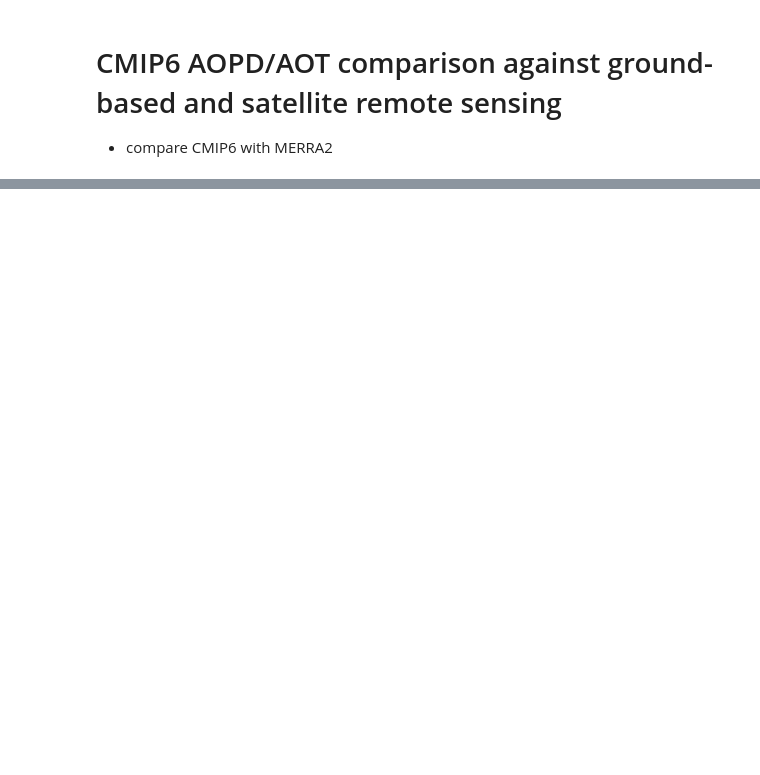
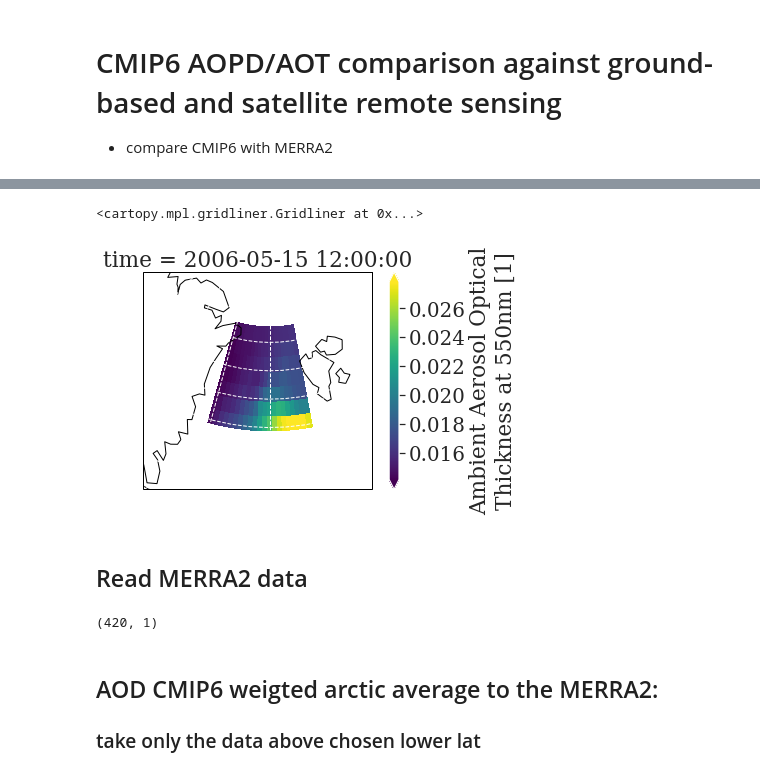
Before and after one commit to NordicESMhub/NEGI-Abisko-2019, a Jupyter notebook: content/topics/group-2/franzihe_area_averaged_AOD_Svalbard.ipynb, the cells around one changed output, grey strips where cells are left out. Saved outputs shown, nothing was run; the diff lists cells and outputs as text; code cells hidden in the pictures; blank space fills up the shorter version.

```diff
--- a/content/topics/group-2/franzihe_area_averaged_AOD_Svalbard.ipynb
+++ b/content/topics/group-2/franzihe_area_averaged_AOD_Svalbard.ipynb
@@ -68,27 +82,0 @@ shared-cmip6-for-ns1000k/historical/UKESM1-0-LL/r1i1p1f2/od550aer_AERmon_UKESM1-
-# %%
-cmip = dict()
-for mp in range(len(model_path)):
-    for files in glob(hist_path + model_path[mp] + '/r*/od550aer_AERmon_*201412.nc'):
-#        print('until 2014: ', files)
-#        print('text split: ', model_path[mp] + '_' +files.split('_')[4] + '_' + files.split('_')[6])
-        _sel = model_path[mp] + '_' +files.split('_')[4] + '_' + files.split('_')[6]
-        cmip[_sel] = xr.open_dataset(files, #decode_times  = True,
-                                     use_cftime = True)
-    for files in glob(hist_path + model_path[mp] + '/r*/od550aer_AERmon_*198912.nc'):
-#        print('until 1989: ', files)
-#        print('text split: ', model_path[mp] + '_' +files.split('_')[4] + '_' + files.split('_')[6])
-        _sel = model_path[mp] + '_' +files.split('_')[4] + '_' + files.split('_')[6]
-        cmip[_sel] = xr.open_dataset(files, #decode_times  = True,
-                                     use_cftime = True)
-    for files in glob(hist_path + model_path[mp] + '/r*/od550aer_AERmon_*199912.nc'):
-#        print('until 1999: ', files)
-#        print('text split: ', model_path[mp] + '_' +files.split('_')[4] + '_' + files.split('_')[6])
-        _sel = model_path[mp] + '_' +files.split('_')[4] + '_' + files.split('_')[6]
-        cmip[_sel] = xr.open_dataset(files, #decode_times  = True,
-                                     use_cftime = True)
-    for files in glob(hist_path + model_path[mp] + '/r*/od550aer_AERmon_*200912.nc'):
-#        print('until 2009: ', files)
-#        print('text split: ', model_path[mp] + '_' +files.split('_')[4] + '_' + files.split('_')[6])
-        _sel = model_path[mp] + '_' +files.split('_')[4] + '_' + files.split('_')[6]
-        cmip[_sel] = xr.open_dataset(files, #decode_times  = True,
-                                     use_cftime = True)
@@ -186,0 +166,20 @@ ax.legend(bbox_to_anchor=(1.1, 1.05))
+# %%
+fig, ax = plt.subplots(1, #figsize = [30,13],
+                       subplot_kw={'projection': ccrs.AzimuthalEquidistant(central_longitude=0,
+                                                                           central_latitude=90,)})
+cmip['CESM2']['r1i1p1f1']['od550aer'].sel(time=choseny + '-05',
+                                               lat=slice(lllat,urlat,1),
+                                               lon=slice(lllon,urlon)).plot(ax=ax,
+                                                                        transform=ccrs.PlateCarree(),
+                                                                        robust=True)
+# Limit the map degrees latitude
+ax.set_extent([-25, 20, 85, 71], ccrs.PlateCarree())
+
+ax.coastlines()
+ax.gridlines()
+#plt.savefig('AOD_Svalbard.png')
+# %% [output]
+<cartopy.mpl.gridliner.Gridliner at 0x...>
+[figure, added]
+# %% [markdown]
+## Read MERRA2 data
@@ -186,0 +188,13 @@ ax.legend(bbox_to_anchor=(1.1, 1.05))
+# %%
+merra_hist = pd.read_csv(merra_path, header = 7, index_col = 'time', parse_dates=True,
+                         skipinitialspace=True)
+
+##### Rename the MERRA2 column
+
+merra_hist.rename(columns={'mean_M2IMNXGAS_5_12_4_AODANA':'MERRA2'}, inplace=True)
+merra_hist.shape
+# %% [output]
+(420, 1)
+# %% [markdown]
+## AOD CMIP6 weigted arctic average to the MERRA2:
+###  take only the data above chosen lower lat
```
Also changed, not shown: parts of 64 cells of this notebook, 1 other file.
